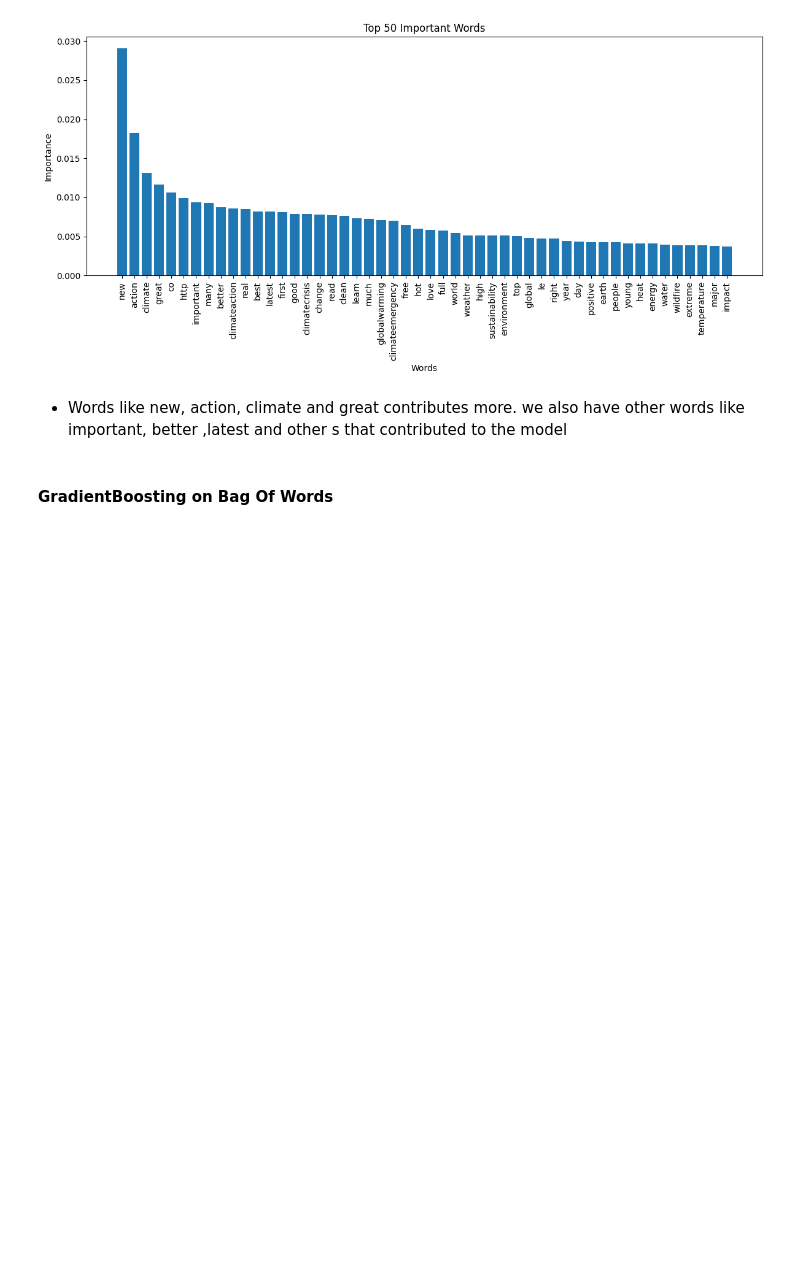
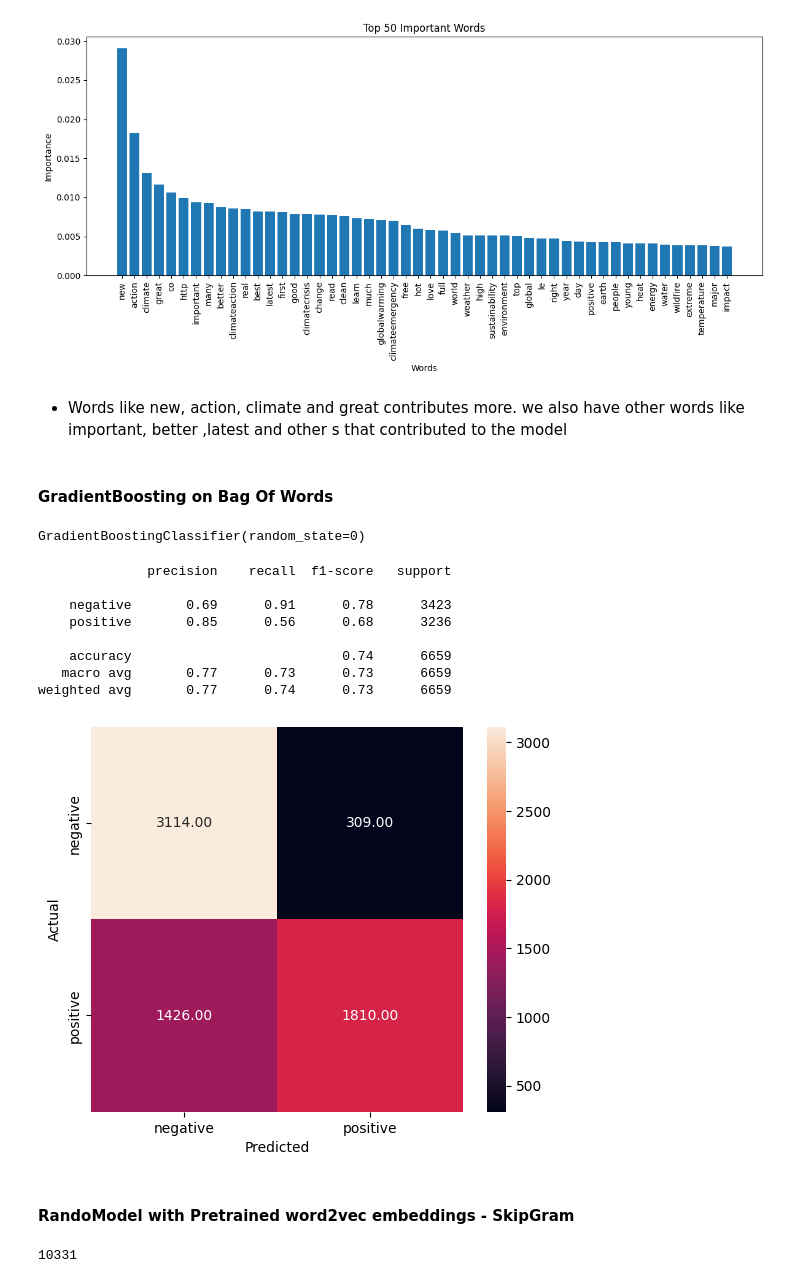
Before and after one commit to sunnycasmir/Opinion_Mining_Climate_Change, a Jupyter notebook: Text_Classification_Climate_Change.ipynb, the cells around one changed output. Drawn from its saved outputs; the diff is of its cells as text; code cells hidden in the pictures; blank space fills up the shorter version.

```diff
--- a/Text_Classification_Climate_Change.ipynb
+++ b/Text_Classification_Climate_Change.ipynb
@@ -518,0 +522,23 @@ plt.show()
+# %%
+gb = GradientBoostingClassifier(random_state=0)
+# %%
+gb.fit(x_train, y_train) # train the model
+# %% [output]
+GradientBoostingClassifier(random_state=0)
+# %%
+# make predictions
+y_pred_gb = gb.predict(x_test)
+
+score_metrics(y_test,y_pred_gb)
+# %% [output]
+              precision    recall  f1-score   support
+
+    negative       0.69      0.91      0.78      3423
+    positive       0.85      0.56      0.68      3236
+
+    accuracy                           0.74      6659
+   macro avg       0.77      0.73      0.73      6659
+weighted avg       0.77      0.74      0.73      6659
+[figure, added]
+# %% [markdown]
+#### RandoModel with Pretrained word2vec embeddings - SkipGram
@@ -518,0 +556,5 @@ plt.show()
+# %%
+#get the lenght of words
+len(vocab_1)
+# %% [output]
+10331
```
Also changed, not shown: parts of 19 cells of this notebook.
